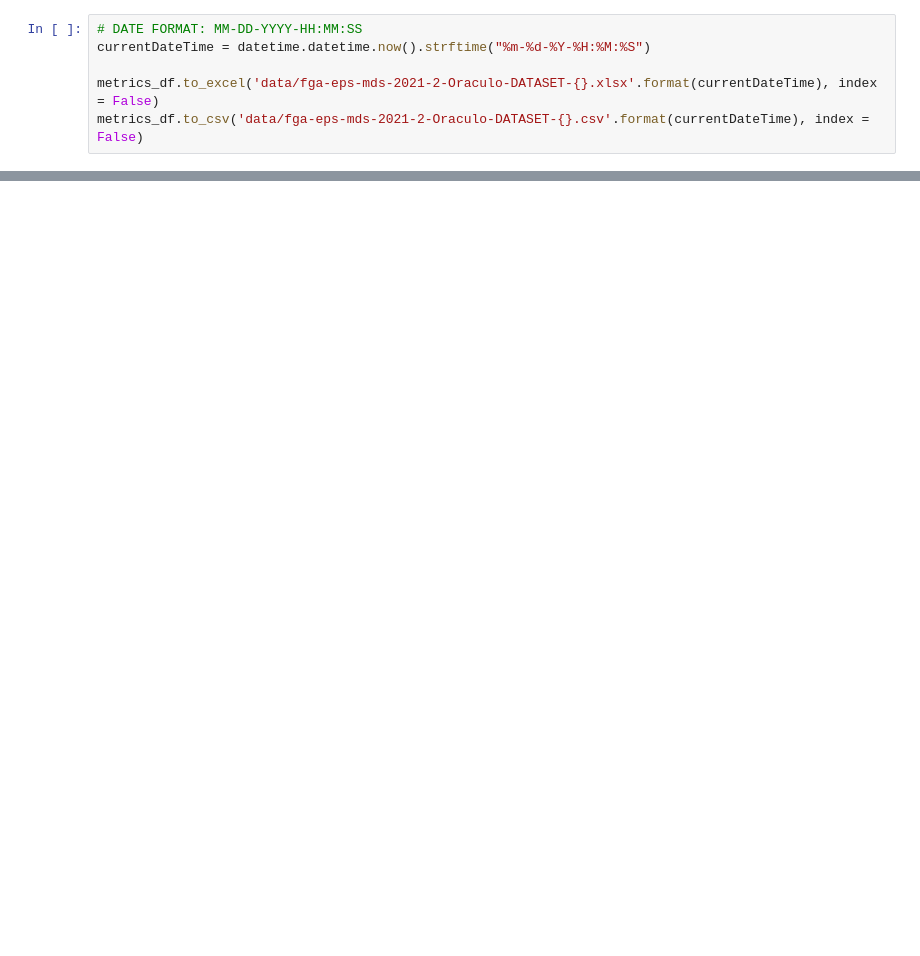
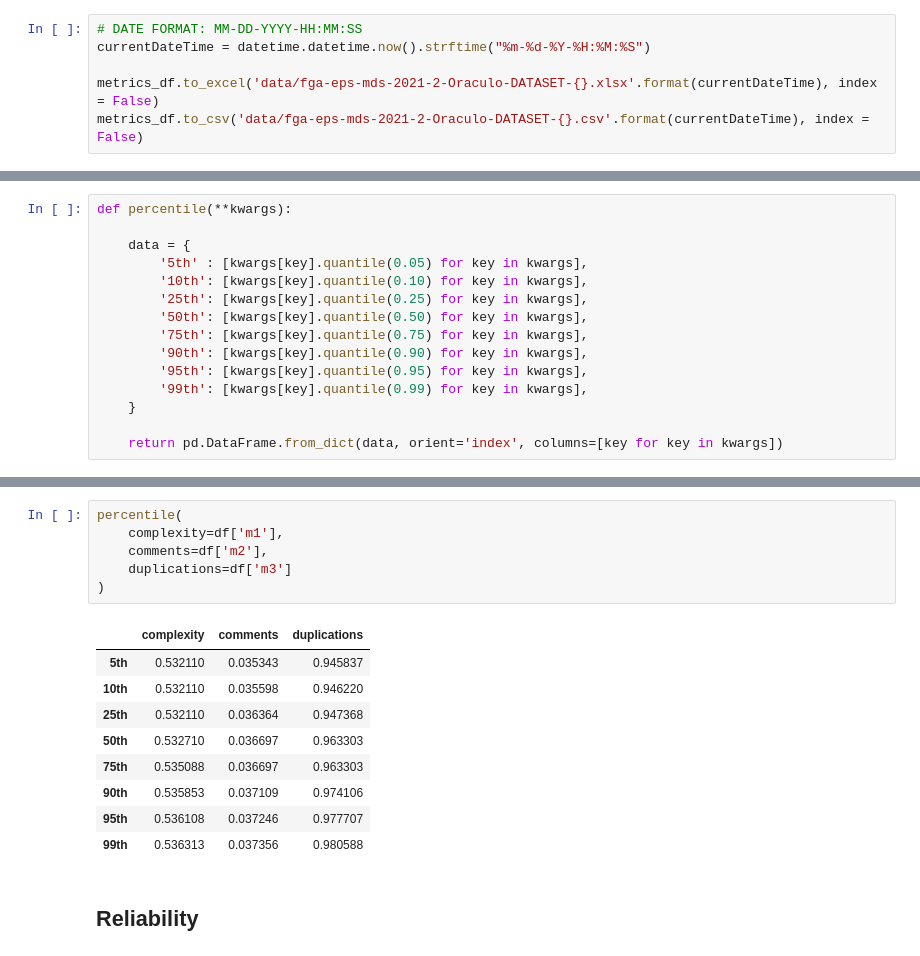
Before and after one commit to fga-eps-mds/2021-2-Oraculo-DOC, a Jupyter notebook: Notebook/analytics.ipynb, the cells around one changed output, grey strips where cells are left out. Saved outputs shown, nothing was run; the diff lists cells and outputs as text; blank space fills up the shorter version.

```diff
--- a/Notebook/analytics.ipynb
+++ b/Notebook/analytics.ipynb
@@ -467,0 +481,15 @@ metrics_df.to_csv('data/fga-eps-mds-2021-2-Oraculo-DATASET-{}.csv'.format(curren
+# %%
+def percentile(**kwargs):
+
+    data = {
+        '5th' : [kwargs[key].quantile(0.05) for key in kwargs],
+        '10th': [kwargs[key].quantile(0.10) for key in kwargs],
+        '25th': [kwargs[key].quantile(0.25) for key in kwargs],
+        '50th': [kwargs[key].quantile(0.50) for key in kwargs],
+        '75th': [kwargs[key].quantile(0.75) for key in kwargs],
+        '90th': [kwargs[key].quantile(0.90) for key in kwargs],
+        '95th': [kwargs[key].quantile(0.95) for key in kwargs],
+        '99th': [kwargs[key].quantile(0.99) for key in kwargs],
+    }
+
+    return pd.DataFrame.from_dict(data, orient='index', columns=[key for key in kwargs])
@@ -467,0 +517,18 @@ metrics_df.to_csv('data/fga-eps-mds-2021-2-Oraculo-DATASET-{}.csv'.format(curren
+# %%
+percentile(
+    complexity=df['m1'],
+    comments=df['m2'],
+    duplications=df['m3']
+)
+# %% [output]
+|  | complexity | comments | duplications |
+| 5th | 0.532110 | 0.035343 | 0.945837 |
+| 10th | 0.532110 | 0.035598 | 0.946220 |
+| 25th | 0.532110 | 0.036364 | 0.947368 |
+| 50th | 0.532710 | 0.036697 | 0.963303 |
+| 75th | 0.535088 | 0.036697 | 0.963303 |
+| 90th | 0.535853 | 0.037109 | 0.974106 |
+| 95th | 0.536108 | 0.037246 | 0.977707 |
+| 99th | 0.536313 | 0.037356 | 0.980588 |
+# %% [markdown]
+## Reliability
```
Also changed, not shown: parts of 20 cells of this notebook, 2 other files.
